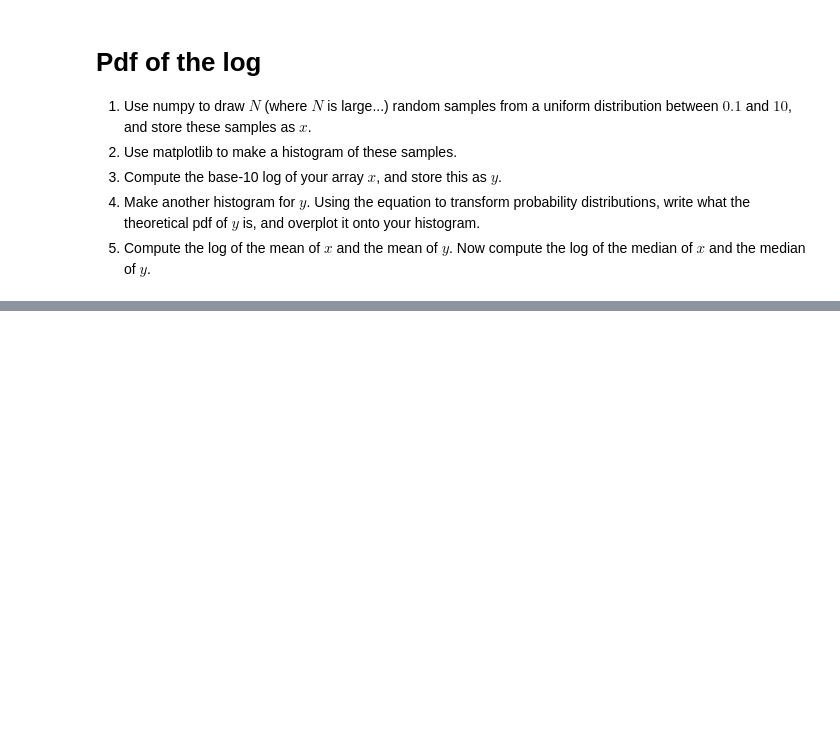
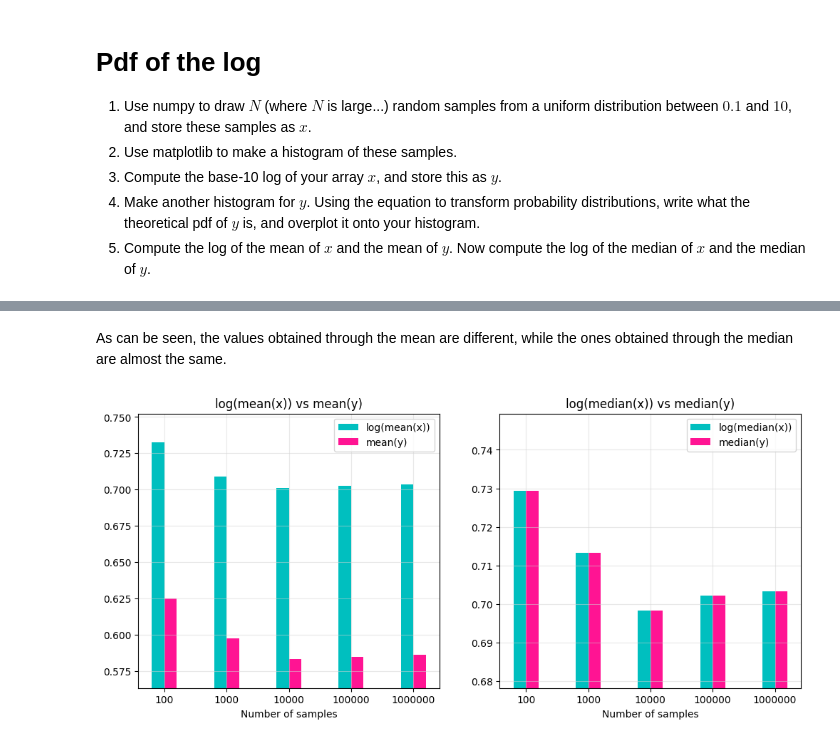
Before and after one commit to Alice-Palladino/astrostatistics_bicocca_2024, a Jupyter notebook: working/L01 - pdf of the log.ipynb, the cells around one changed output, grey strips where cells are left out. Cells and saved outputs as stored; diff of their text form; code cells hidden in the pictures; blank space fills up the shorter version.

```diff
--- a/working/L01 - pdf of the log.ipynb
+++ b/working/L01 - pdf of the log.ipynb
@@ -51,0 +86,47 @@ plt.show()
+# %% [markdown]
+As can be seen, the values obtained through the mean are different, while the ones obtained through the median are almost the same.
+# %%
+# How do the values change as N increases?
+
+Values = [100, 1000, 10000, 100000, 1000000]
+
+means_x = np.zeros(len(Values))
+medians_x = np.zeros(len(Values))
+means_y = np.zeros(len(Values))
+medians_y = np.zeros(len(Values))
+
+for i, N in enumerate(Values):
+    x = np.random.uniform(low=0.1, high=10, size = N)
+    y = np.log10(x)
+
+    means_x[i] = np.log10(np.mean(x))
+    means_y[i] = np.mean(y)
+
+    medians_x[i] = np.log10(np.median(x))
+    medians_y[i] = np.median(y)
+
+fig, axs = plt.subplots(1, 2, figsize=(12, 5))
+ticks = np.arange(len(Values))
+
+axs[0].bar([i - 0.1 for i in ticks], means_x, width=0.2, label = 'log(mean(x))', color ='c')
+axs[0].bar([i + 0.1 for i in ticks], means_y, width=0.2, label = 'mean(y)', color ='deeppink')
+axs[0].set_xticks(ticks)
+axs[0].set_xticklabels(Values)
+axs[0].set_xlabel('Number of samples')
+axs[0].set_ylim(min(min(means_x), min(means_y))-0.02, max(max(means_x),max(means_y))+0.02)
+axs[0].set_title('log(mean(x)) vs mean(y)')
+axs[0].legend()
+axs[0].grid(c='lightgray', alpha=0.5)
+
+
+axs[1].bar([i - 0.1 for i in ticks], medians_x, width=0.2, label = 'log(median(x))', color ='c')
+axs[1].bar([i + 0.1 for i in ticks], medians_y, width=0.2, label = 'median(y)', color ='deeppink')
+axs[1].set_xticks(ticks)
+axs[1].set_xticklabels(Values)
+axs[1].set_xlabel('Number of samples')
+axs[1].set_ylim(min(min(medians_x), min(medians_y))-0.02, max(max(medians_x),max(medians_y))+0.02)
+axs[1].set_title('log(median(x)) vs median(y)')
+axs[1].legend()
+axs[1].grid(c='lightgray', alpha=0.5)
+# %% [output]
+[figure, added]
```
Also changed, not shown: parts of 4 cells of this notebook.
